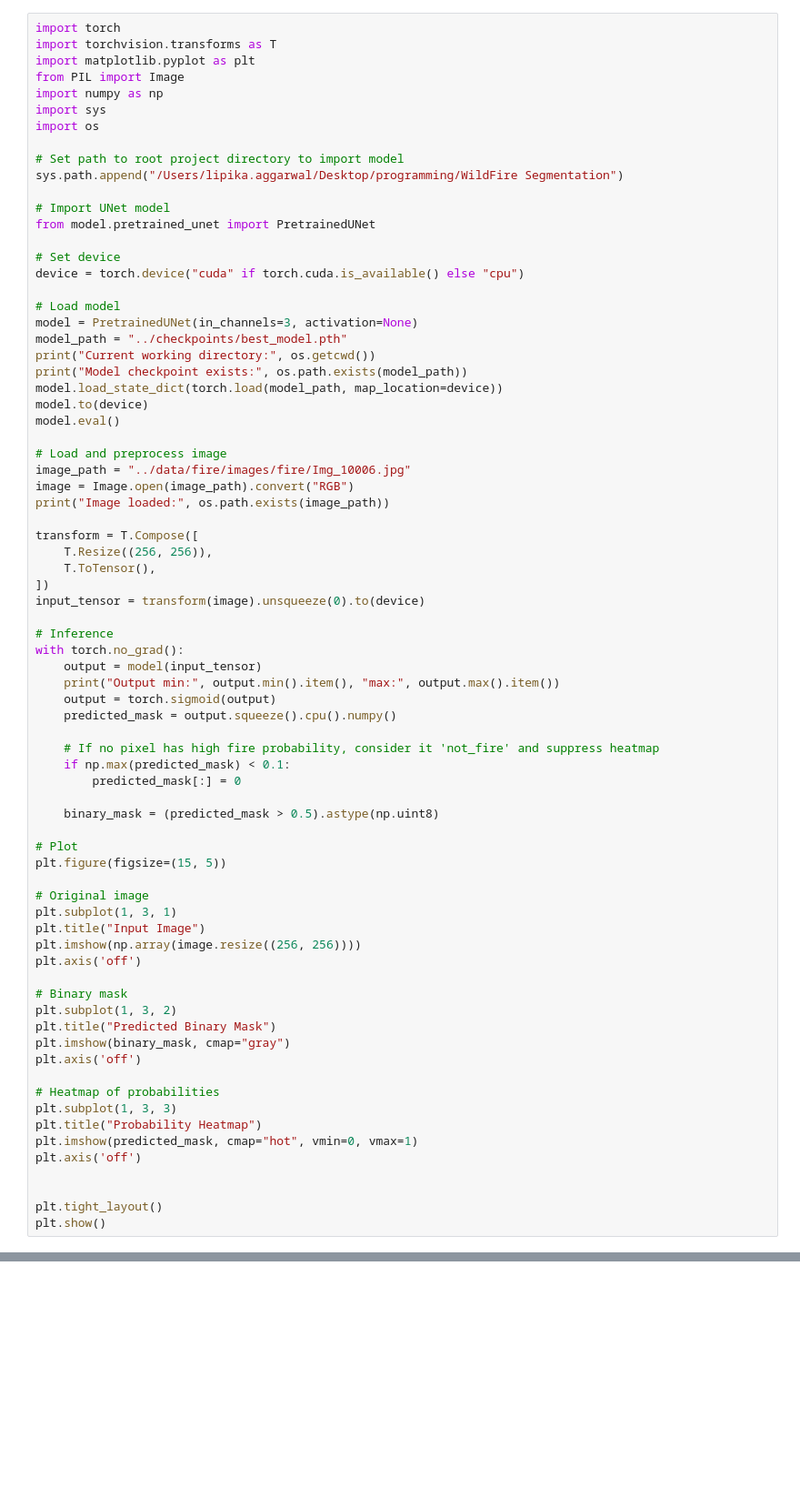
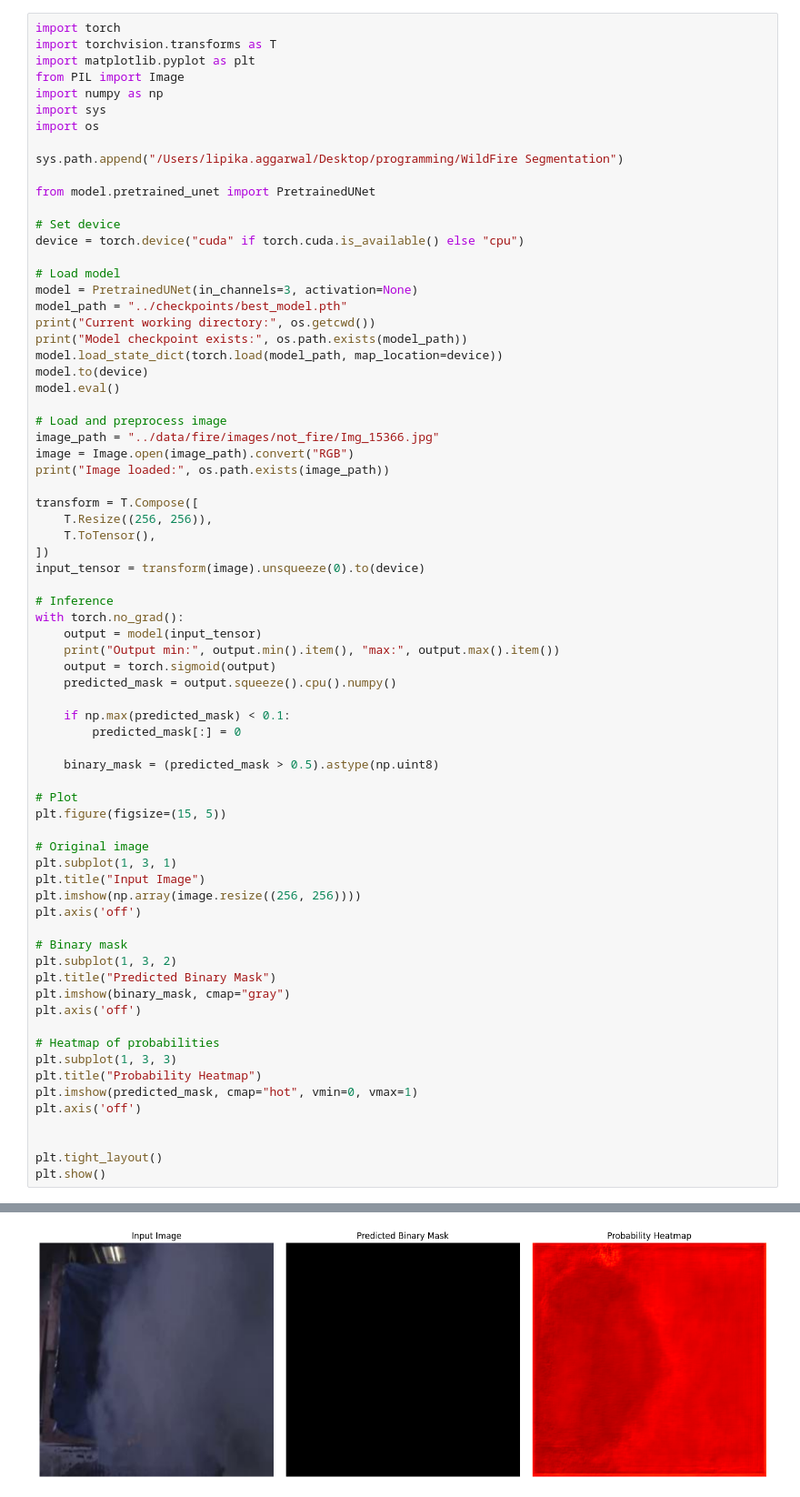
Before and after one commit to LipikaAggarwal/WildFire-Segmentation, a Jupyter notebook: notebooks/train_Unet.ipynb, the cells around one changed output, grey strips where cells are left out. Shown at 91% size. Drawn from its saved outputs; the diff is of its cells as text; blank space fills up the shorter version.

```diff
--- a/notebooks/train_Unet.ipynb
+++ b/notebooks/train_Unet.ipynb
@@ -7,10 +7,8 @@ import numpy as np
 import sys
 import os
 
-# Set path to root project directory to import model
 sys.path.append("/Users/lipika.aggarwal/Desktop/programming/WildFire Segmentation")
 
-# Import UNet model
 from model.pretrained_unet import PretrainedUNet
 
 # Set device
@@ -26,7 +24,7 @@ model.to(device)
 model.eval()
 
 # Load and preprocess image
-image_path = "../data/fire/images/fire/Img_10006.jpg"
+image_path = "../data/fire/images/not_fire/Img_15366.jpg"
 image = Image.open(image_path).convert("RGB")
 print("Image loaded:", os.path.exists(image_path))
 
@@ -43,7 +41,6 @@ with torch.no_grad():
     output = torch.sigmoid(output)
     predicted_mask = output.squeeze().cpu().numpy()
 
-    # If no pixel has high fire probability, consider it 'not_fire' and suppress heatmap
     if np.max(predicted_mask) < 0.1:
         predicted_mask[:] = 0
 
@@ -77,0 +78 @@ ModuleNotFoundError: No module named 'segmentation_models_pytorch'
+[figure, added]
```
Also changed, not shown: parts of 1 cell of this notebook, 6 other files.
